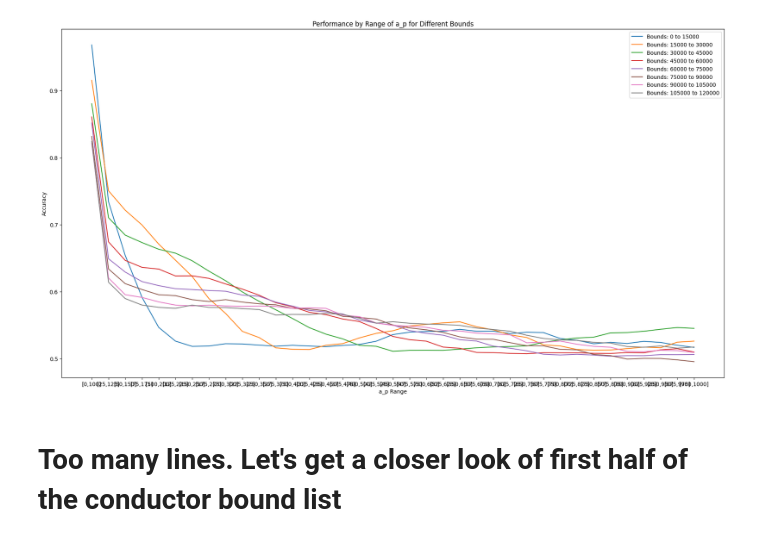
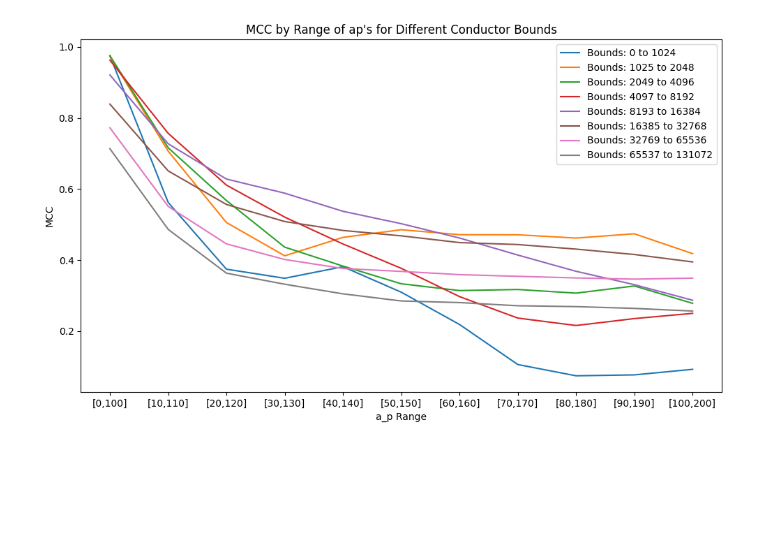
Before and after one commit to BarinderBanwait/ml_rnt, a Jupyter notebook: notebooks/AccuracyByApRange_Demo.ipynb, the cells around one changed output. Drawn from its saved outputs; the diff is of its cells as text; code cells hidden in the pictures; blank space fills up the shorter version.

Commit message:
reproduced Acc by range plots

```diff
--- a/notebooks/AccuracyByApRange_Demo.ipynb
+++ b/notebooks/AccuracyByApRange_Demo.ipynb
@@ -3,0 +14,18 @@ import utils
+# %%
+# choose your desired bounds (including the end points)
+bounds_list = [(0,2**i) for i in range(10,18)]
+
+# choose your model
+model = LogisticRegression(max_iter = 3000)
+
+# choose your desired number of a_p's
+n_ap = 100
+
+# choose your metric
+metric = matthews_corrcoef
+# %%
+res_dict = {}
+# Example usage
+for bounds in bounds_list:
+   lower_bound, upper_bound = bounds
+   res_dict[bounds] = utils.Generate_AccByApRange_df(df, lower_bound, upper_bound, model, n_ap, ap_selection="rolling", stride=10, metric = metric)
@@ -4,10 +56,6 @@ import utils
 # %%
-path = r"../data_files/1000_aps/ecq_B_1000_all_one_per_iso_1_131017.parquet"
-df = utils.load_data(path)
-
 # choose your desired bounds (including the end points)
-conductor_range_size = 15000
-bounds_list = [((i-1)*conductor_range_size,i*conductor_range_size) for i in range(1,131017 // conductor_range_size + 1)]
+bounds_list = [(0,2**10)]+[(2**i + 1,2**(i+1)) for i in range(10,17)]
 
 # choose your model
 model = LogisticRegression(max_iter = 3000)
@@ -15,8 +63,5 @@ model = LogisticRegression(max_iter = 3000)
 # choose your desired number of a_p's
 n_ap = 100
 
-res_dict = {}
-# Example usage
-for bounds in bounds_list:
-   lower_bound, upper_bound = bounds
-   res_dict[bounds] = utils.Generate_AccByApRange_df(df, lower_bound, upper_bound, model, n_ap, ap_selection="rolling", rolling_jump=25)
+# choose your metric
+metric = matthews_corrcoef
@@ -48,0 +68,6 @@ There are 65897 curves within the conductor range [105000, 120000].
+# %%
+res_dict_2 = {}
+# Example usage
+for bounds in bounds_list:
+   lower_bound, upper_bound = bounds
+   res_dict_2[bounds] = utils.Generate_AccByApRange_df(df, lower_bound, upper_bound, model, n_ap, ap_selection="rolling", stride=10, metric = metric)
@@ -49,6 +92,4 @@ There are 65897 curves within the conductor range [105000, 120000].
 # %%
-utils.plot_AccuracyByApRange(res_dict, size = (18,10))
+utils.plot_AccuracyByApRange(res_dict_2, metric_name = metric.__name__, size = (10,6))
 # %% [output]
-[figure, old version]
+[figure, new version]
-# %% [markdown]
-# Too many lines. Let's get a closer look of first half of the conductor bound list
```
Also changed, not shown: parts of 24 cells of this notebook, 1 other file.
